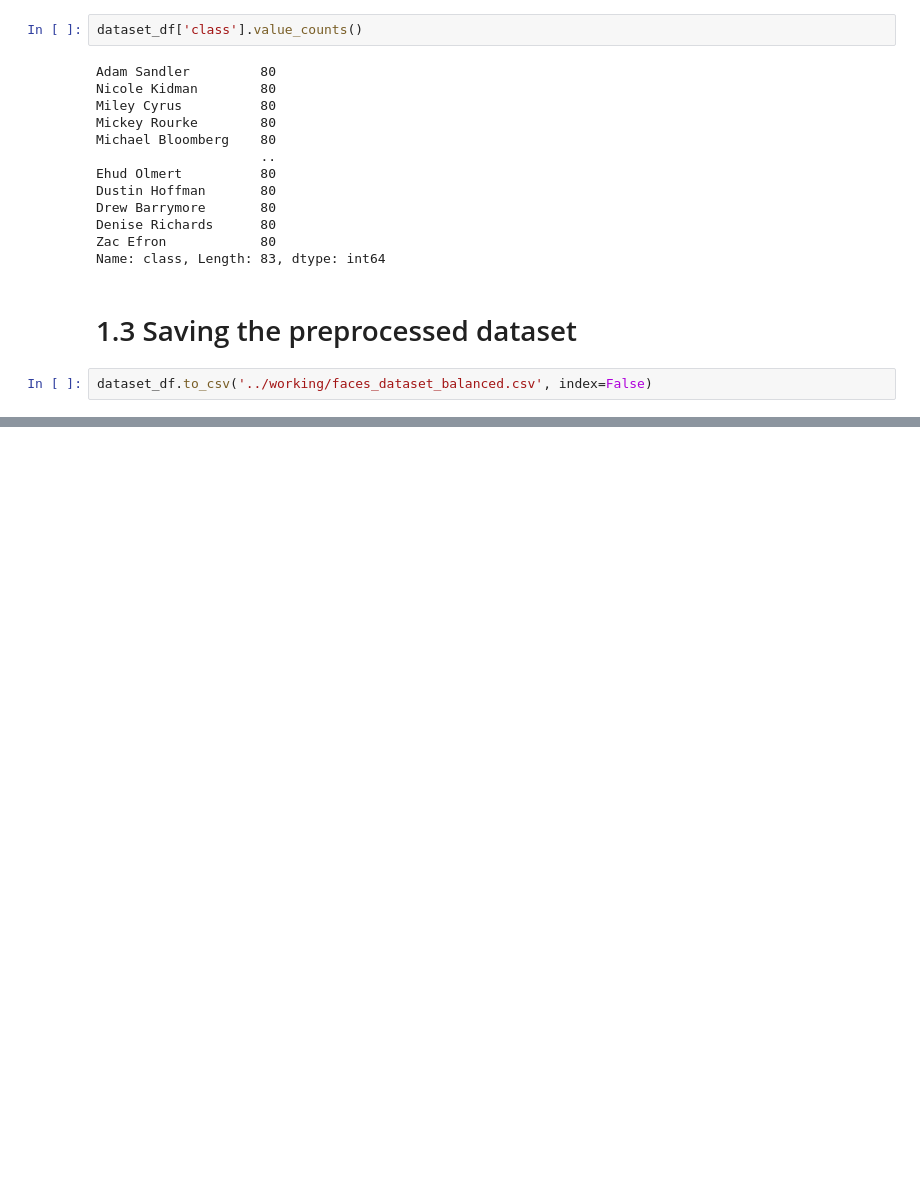
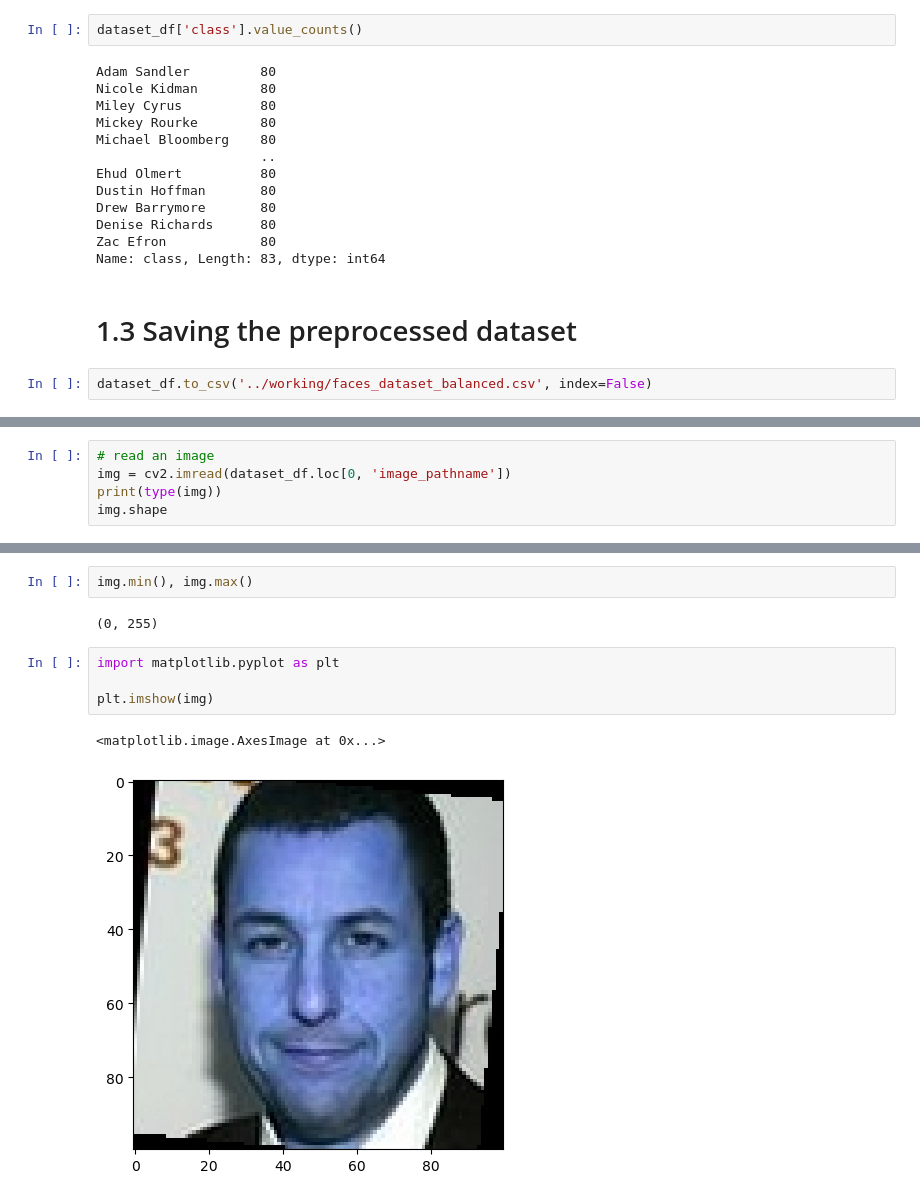
Before and after one commit to HWatanuki/Projeto_D3APL, a Jupyter notebook: teste.ipynb, the cells around one changed output, grey strips where cells are left out. Saved outputs shown, nothing was run; the diff lists cells and outputs as text; blank space fills up the shorter version.

```diff
--- a/teste.ipynb
+++ b/teste.ipynb
@@ -214,0 +223,5 @@ dataset_df.to_csv('../working/faces_dataset_balanced.csv', index=False)
+# %%
+# read an image
+img = cv2.imread(dataset_df.loc[0, 'image_pathname'])
+print(type(img))
+img.shape
@@ -214,0 +264,11 @@ dataset_df.to_csv('../working/faces_dataset_balanced.csv', index=False)
+# %%
+img.min(), img.max()
+# %% [output]
+(0, 255)
+# %%
+import matplotlib.pyplot as plt
+
+plt.imshow(img)
+# %% [output]
+<matplotlib.image.AxesImage at 0x...>
+[figure, added]
```
Also changed, not shown: parts of 62 cells of this notebook.
